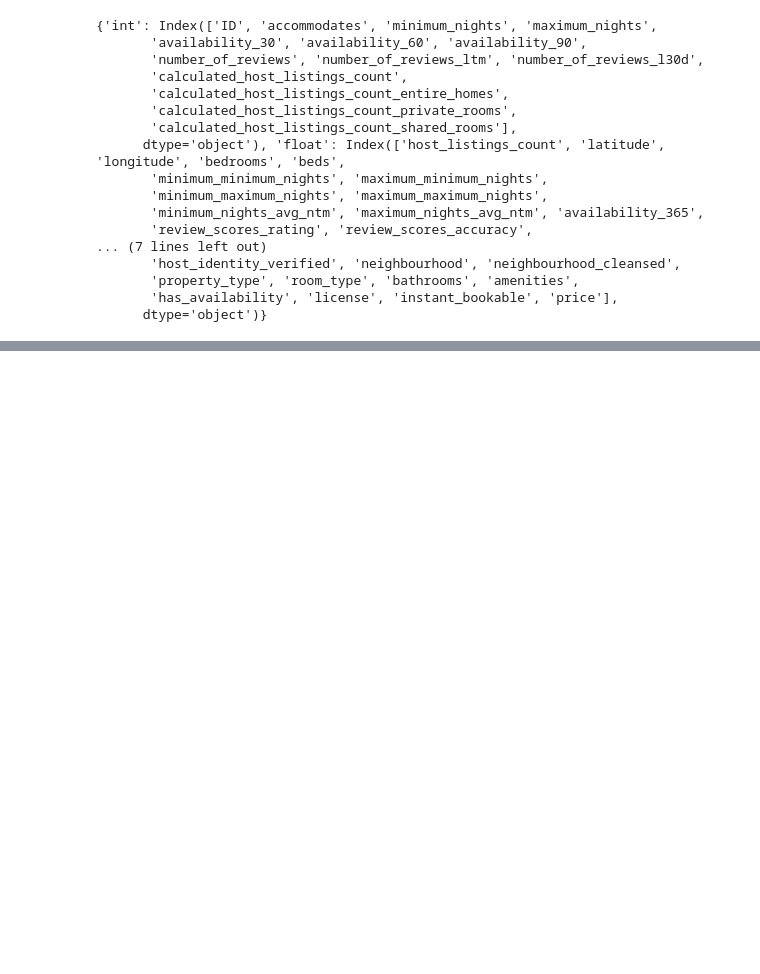
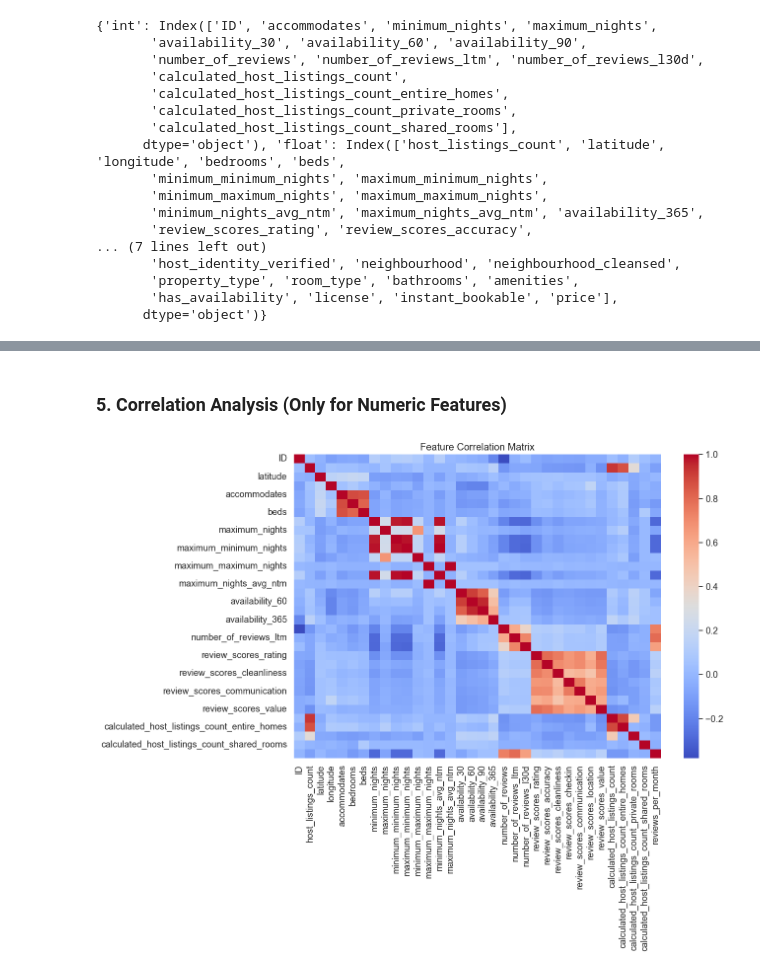
Before and after one commit to ethanaire/Sydney-Airbnb-prices-prediction, a Jupyter notebook: notebooks/01_data_exploration.ipynb, the cells around one changed output, grey strips where cells are left out. Saved outputs shown, nothing was run; the diff lists cells and outputs as text; code cells hidden in the pictures; blank space fills up the shorter version.

```diff
--- a/notebooks/01_data_exploration.ipynb
+++ b/notebooks/01_data_exploration.ipynb
@@ -191,0 +220,9 @@ As can be seen from the table above, the top five variables in terms of missing
+# %% [markdown]
+### 5. Correlation Analysis (Only for Numeric Features)
+# %%
+plt.figure(figsize=(12, 8))
+sns.heatmap(df_train[num_cols].corr(), annot=False, cmap="coolwarm")
+plt.title("Feature Correlation Matrix")
+plt.show()
+# %% [output]
+[figure, added]
```
Also changed, not shown: parts of 23 cells of this notebook.
